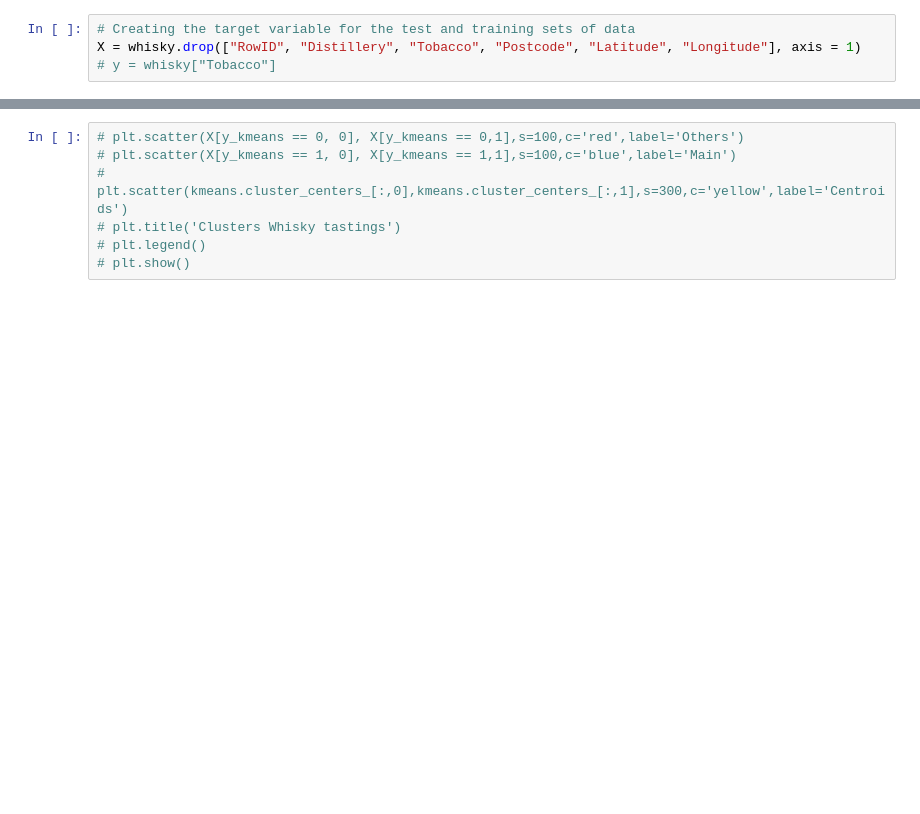
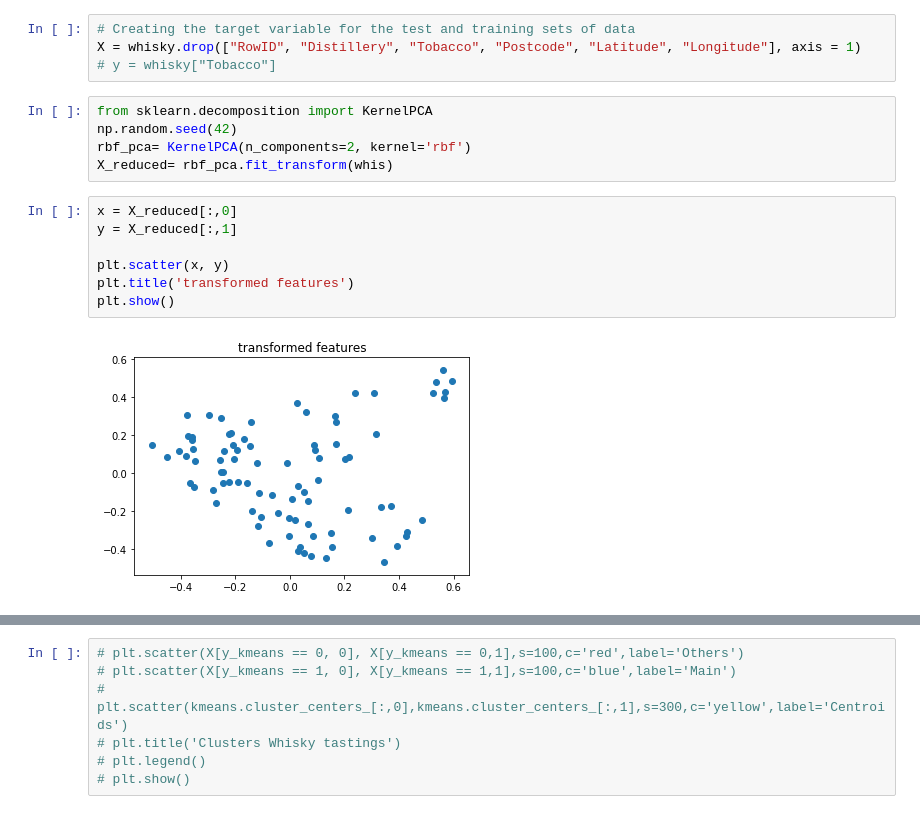
Before and after one commit to PhathuAuti/k-means_clustering, a Jupyter notebook: Whisky Tasting Data.ipynb, the cells around one changed output, grey strips where cells are left out. Saved outputs shown, nothing was run; the diff lists cells and outputs as text; blank space fills up the shorter version.

```diff
--- a/Whisky Tasting Data.ipynb
+++ b/Whisky Tasting Data.ipynb
@@ -100,5 +145,19 @@ sns.heatmap(whisky.corr(), ax = ax)
 # Creating the target variable for the test and training sets of data
 X = whisky.drop(["RowID", "Distillery", "Tobacco", "Postcode", "Latitude", "Longitude"], axis = 1)
 # y = whisky["Tobacco"]
+# %%
+from sklearn.decomposition import KernelPCA
+np.random.seed(42)
+rbf_pca= KernelPCA(n_components=2, kernel='rbf')
+X_reduced= rbf_pca.fit_transform(whis)
+# %%
+x = X_reduced[:,0]
+y = X_reduced[:,1]
+
+plt.scatter(x, y)
+plt.title('transformed features')
+plt.show()
+# %% [output]
+[figure, added]
 # %%
 wcss = []
```
Also changed, not shown: parts of 21 cells of this notebook.
